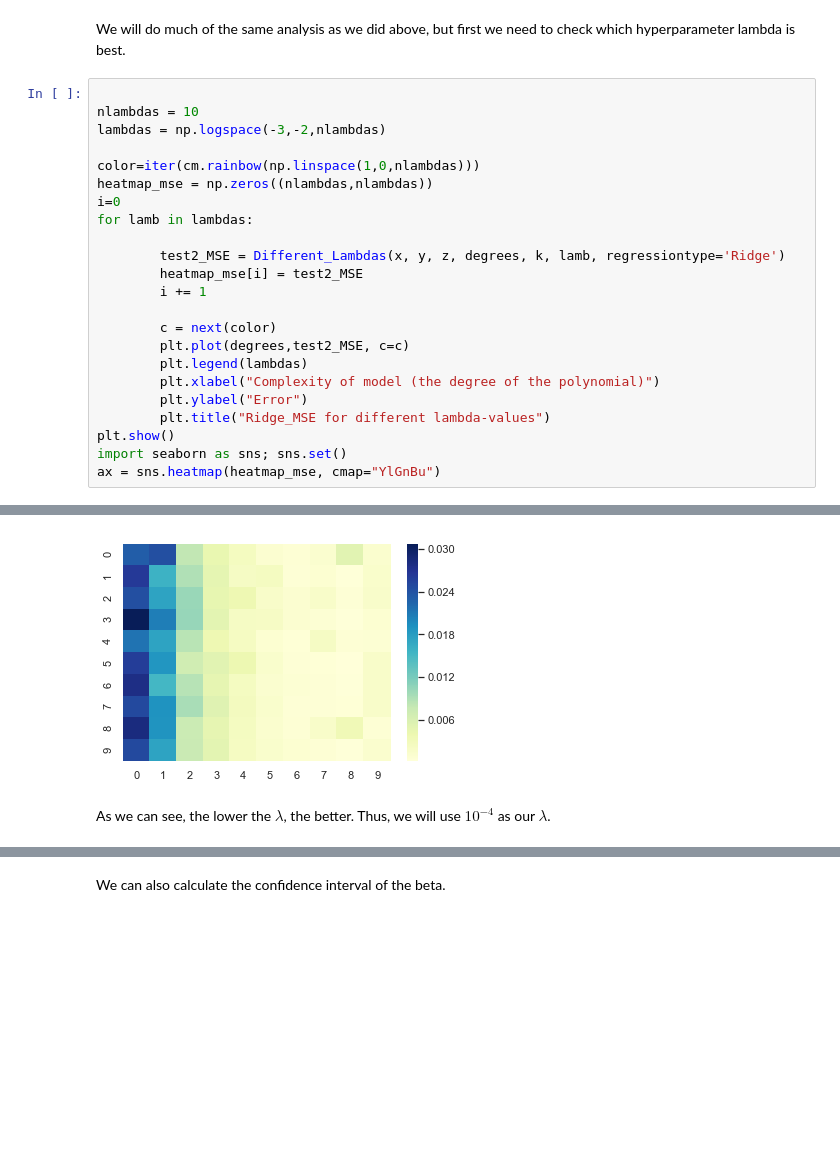
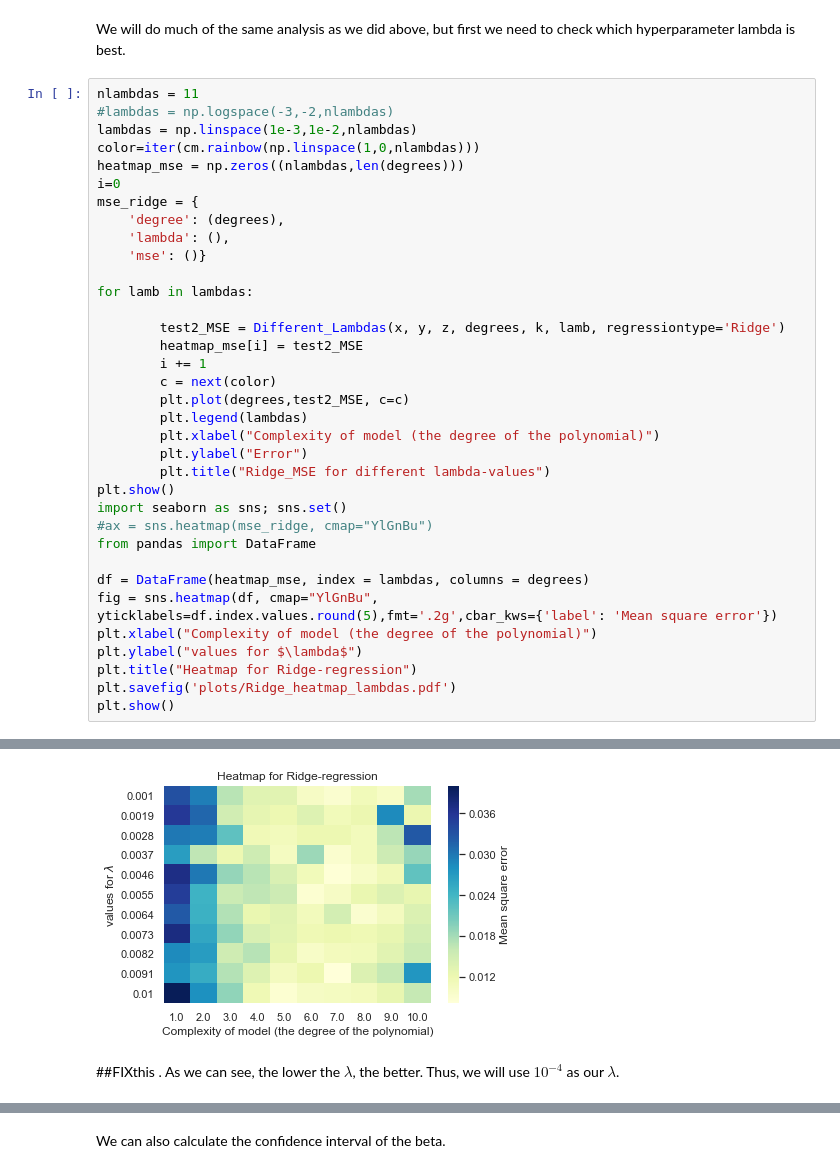
Before and after one commit to ohebbi/FYS-STK4155, a Jupyter notebook: project1/main.ipynb, the cells around one changed output, grey strips where cells are left out. Saved outputs shown, nothing was run; the diff lists cells and outputs as text; blank space fills up the shorter version.

Commit message:
heatmaps

```diff
--- a/project1/main.ipynb
+++ b/project1/main.ipynb
@@ -196,19 +196,22 @@ plt.show()
 # %% [markdown]
 We will do much of the same analysis as we did above, but first we need to check which hyperparameter lambda is best.
 # %%
+nlambdas = 11
+#lambdas = np.logspace(-3,-2,nlambdas)
+lambdas = np.linspace(1e-3,1e-2,nlambdas)
+color=iter(cm.rainbow(np.linspace(1,0,nlambdas)))
+heatmap_mse = np.zeros((nlambdas,len(degrees)))
+i=0
+mse_ridge = {
+    'degree': (degrees),
+    'lambda': (),
+    'mse': ()}
 
-nlambdas = 10
-lambdas = np.logspace(-3,-2,nlambdas)
-
-color=iter(cm.rainbow(np.linspace(1,0,nlambdas)))
-heatmap_mse = np.zeros((nlambdas,nlambdas))
-i=0
 for lamb in lambdas:
 
         test2_MSE = Different_Lambdas(x, y, z, degrees, k, lamb, regressiontype='Ridge')
         heatmap_mse[i] = test2_MSE
         i += 1
-
         c = next(color)
         plt.plot(degrees,test2_MSE, c=c)
         plt.legend(lambdas)
@@ -217,5 +220,14 @@ for lamb in lambdas:
         plt.title("Ridge_MSE for different lambda-values")
 plt.show()
 import seaborn as sns; sns.set()
-ax = sns.heatmap(heatmap_mse, cmap="YlGnBu")
+#ax = sns.heatmap(mse_ridge, cmap="YlGnBu")
+from pandas import DataFrame
+
+df = DataFrame(heatmap_mse, index = lambdas, columns = degrees)
+fig = sns.heatmap(df, cmap="YlGnBu", yticklabels=df.index.values.round(5),fmt='.2g',cbar_kws={'label': 'Mean square error'})
+plt.xlabel("Complexity of model (the degree of the polynomial)")
+plt.ylabel("values for $\lambda$")
+plt.title("Heatmap for Ridge-regression")
+plt.savefig('plots/Ridge_heatmap_lambdas.pdf')
+plt.show()
 # %% [output]
@@ -223,4 +235,4 @@ ax = sns.heatmap(heatmap_mse, cmap="YlGnBu")
-[figure, old version]
+[figure, new version]
 # %% [markdown]
-As we can see, the lower the $\lambda$, the better. Thus, we will use $10^{-4}$ as our $\lambda$.
+##FIXthis . As we can see, the lower the $\lambda$, the better. Thus, we will use $10^{-4}$ as our $\lambda$.
 # %%
```
Also changed, not shown: parts of 13 cells of this notebook, 15 other files.
